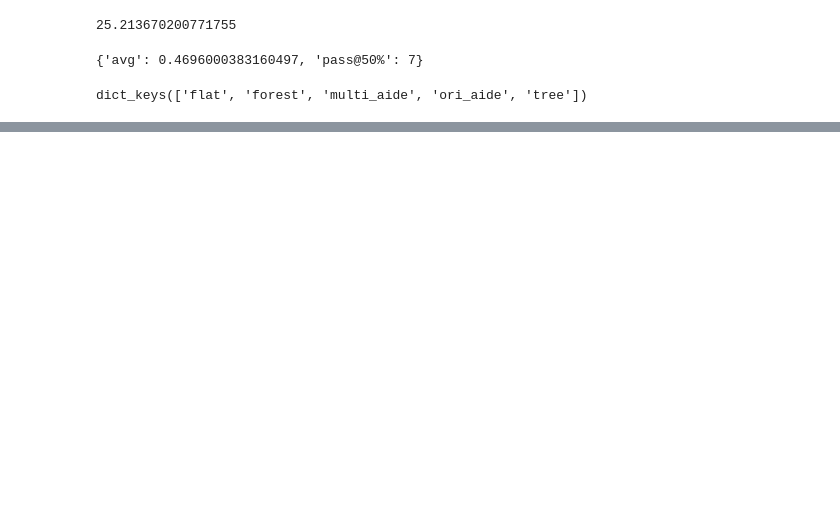
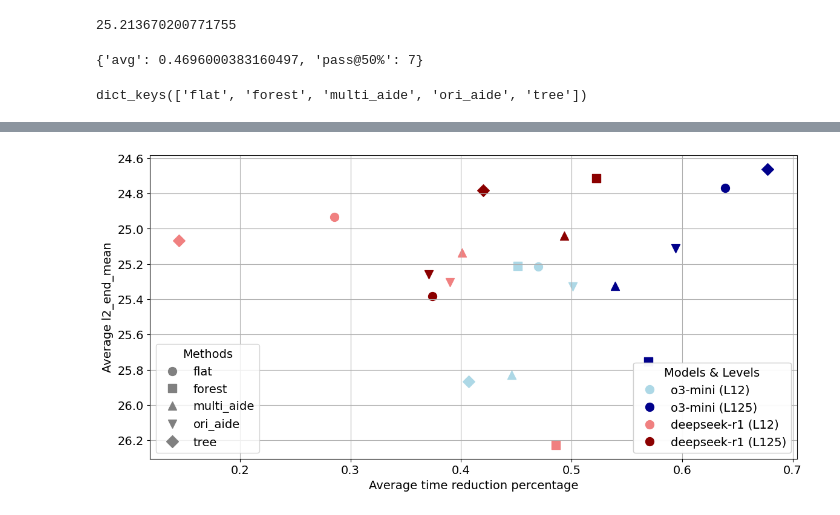
Before and after one commit to facebookresearch/llm-speedrunner, a Jupyter notebook: plot/results-may-1-pareto.ipynb, the cells around one changed output, grey strips where cells are left out. Saved outputs shown, nothing was run; the diff lists cells and outputs as text; code cells hidden in the pictures; blank space fills up the shorter version.

Commit message:
update pareto plot

```diff
--- a/plot/results-may-1-pareto.ipynb
+++ b/plot/results-may-1-pareto.ipynb
@@ -313,14 +316,3 @@ table_data['flat'][12]['o3-mini']
 l2_end_dict.keys()
 # %% [output]
 dict_keys(['flat', 'forest', 'multi_aide', 'ori_aide', 'tree'])
-# %%
-# use the model o3-mini, and use the value in table_data as x-axis, value in l2_end_dict as y-axis, plot the scatter plot
-# iterate over the method and levels
-for meth in l2_end_dict.keys():
-    for lvl in l2_end_dict[meth]['o3-mini'].keys():
-        plt.scatter(table_data[meth if meth != 'ori_aide' else 'aide'][lvl]['o3-mini']['avg'], l2_end_dict[meth]['o3-mini'][lvl])
-
-plt.xlabel('Average time reduction percentage')
-plt.ylabel('Average l2_end_mean')
-# plt.title('Scatter plot of average time reduction percentage and average l2_end_mean')
-plt.show()
@@ -328,0 +323,67 @@ plt.show()
+# %%
+# Define markers for each method
+method_markers = {
+    'flat': 'o',      # circle
+    'forest': 's',    # square
+    'multi_aide': '^',  # triangle up
+    'ori_aide': 'v',    # triangle down
+    'tree': 'D'         # diamond
+}
+
+# Define colors for each model
+model_colors = {
+    'o3-mini': 'blue',
+    'deepseek-r1': 'red',
+}
+
+# Create figure
+fig, ax = plt.subplots()
+
+# Plot points
+for meth in l2_end_dict.keys():
+    for model in l2_end_dict[meth].keys():
+        for lvl in l2_end_dict[meth][model].keys():
+            marker = method_markers[meth]
+            # Use lighter shade for lvl=12, darker for lvl=125
+            color = model_colors[model]
+            if color == 'blue':
+                color = 'lightblue' if lvl == 12 else 'darkblue'
+            else:  # red
+                color = 'lightcoral' if lvl == 12 else 'darkred'
+
+            ax.scatter(
+                table_data[meth if meth != 'ori_aide' else 'aide'][lvl][model]['avg'],
+                l2_end_dict[meth][model][lvl],
+                marker=marker,
+                color=color,
+                s=100,  # Increase marker size for better visibility
+            )
+
+ax.set_xlabel('Average time reduction percentage')
+ax.set_ylabel('Average l2_end_mean')
+ax.invert_yaxis()  # Flip the y-axis
+
+# Create legend for methods
+method_patches = [plt.Line2D([0], [0], marker=marker, color='gray',
+                           label=method, markersize=10, linestyle='None')
+                 for method, marker in method_markers.items()]
+legend1 = ax.legend(handles=method_patches, title='Methods', loc='best')
+ax.add_artist(legend1)
+
+# Create legend for models
+model_patches = []
+for model, base_color in model_colors.items():
+    light = 'lightblue' if base_color == 'blue' else 'lightcoral'
+    dark = 'darkblue' if base_color == 'blue' else 'darkred'
+    model_patches.extend([
+        plt.Line2D([0], [0], marker='o', color=light, label=f'{model} (L12)', markersize=10, linestyle='None'),
+        plt.Line2D([0], [0], marker='o', color=dark, label=f'{model} (L125)', markersize=10, linestyle='None')
+    ])
+legend2 = ax.legend(handles=model_patches, title='Models & Levels', loc='lower right')
+ax.add_artist(legend2)
+
+plt.tight_layout()
+plt.grid('on')
+plt.savefig('../figures/pareto.pdf', dpi=150)
+# %% [output]
+[figure, added]
```
Also changed, not shown: parts of 8 cells of this notebook.
